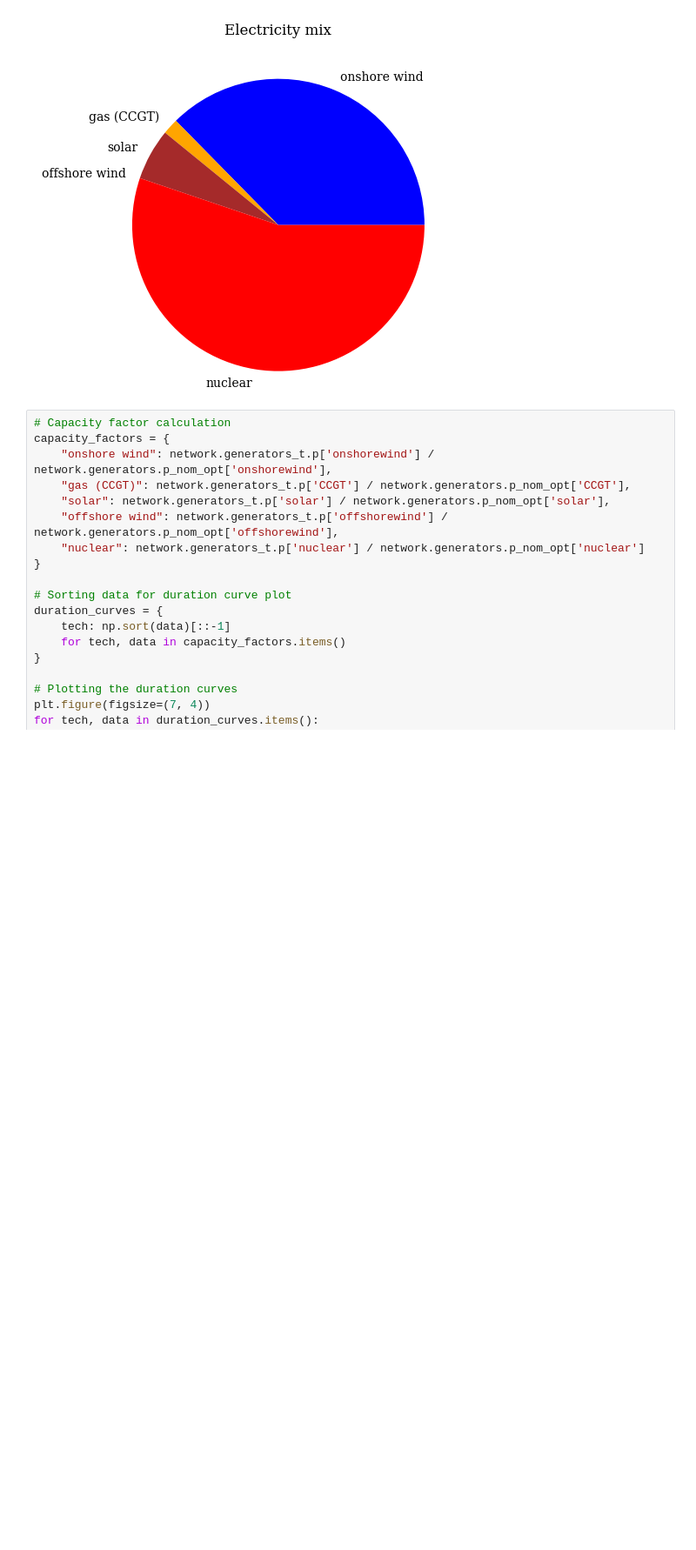
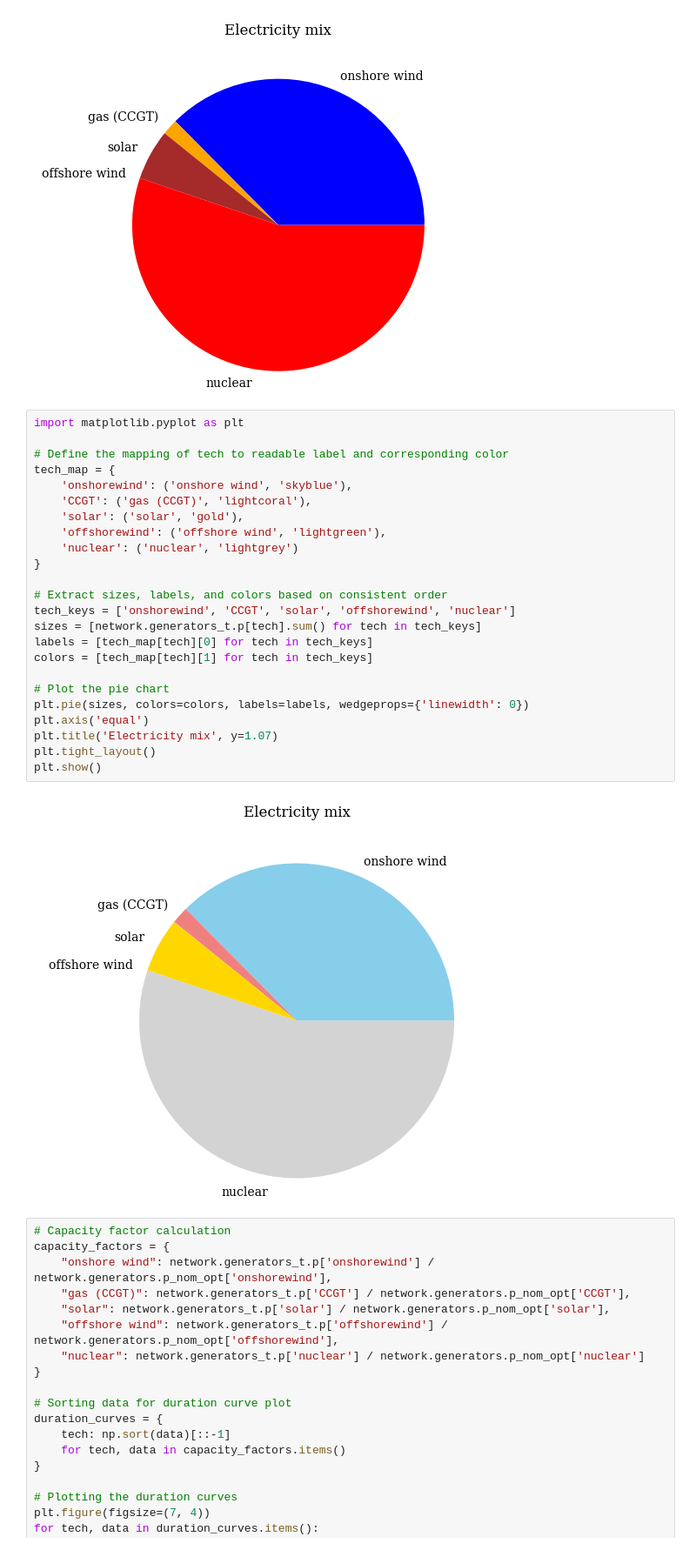
Before and after one commit to CarlosFdHL/ieg_project, a Jupyter notebook: Bmodel.ipynb, the cells around one changed output. Shown at 87% size. Cells and saved outputs as stored; diff of their text form; blank space fills up the shorter version.

Commit message:
Changed the color of the plots so they would all match

```diff
--- a/Bmodel.ipynb
+++ b/Bmodel.ipynb
@@ -244,6 +235,32 @@ plt.title('Electricity mix', y=1.07)
 # %% [output]
 Text(0.5, 1.07, 'Electricity mix')
 [figure]
+# %%
+import matplotlib.pyplot as plt
+
+# Define the mapping of tech to readable label and corresponding color
+tech_map = {
+    'onshorewind': ('onshore wind', 'skyblue'),
+    'CCGT': ('gas (CCGT)', 'lightcoral'),
+    'solar': ('solar', 'gold'),
+    'offshorewind': ('offshore wind', 'lightgreen'),
+    'nuclear': ('nuclear', 'lightgrey')
+}
+
+# Extract sizes, labels, and colors based on consistent order
+tech_keys = ['onshorewind', 'CCGT', 'solar', 'offshorewind', 'nuclear']
+sizes = [network.generators_t.p[tech].sum() for tech in tech_keys]
+labels = [tech_map[tech][0] for tech in tech_keys]
+colors = [tech_map[tech][1] for tech in tech_keys]
+
+# Plot the pie chart
+plt.pie(sizes, colors=colors, labels=labels, wedgeprops={'linewidth': 0})
+plt.axis('equal')
+plt.title('Electricity mix', y=1.07)
+plt.tight_layout()
+plt.show()
+# %% [output]
+[figure, added]
 # %%
 # Capacity factor calculation
 capacity_factors = {
```
Also changed, not shown: parts of 5 cells of this notebook.
